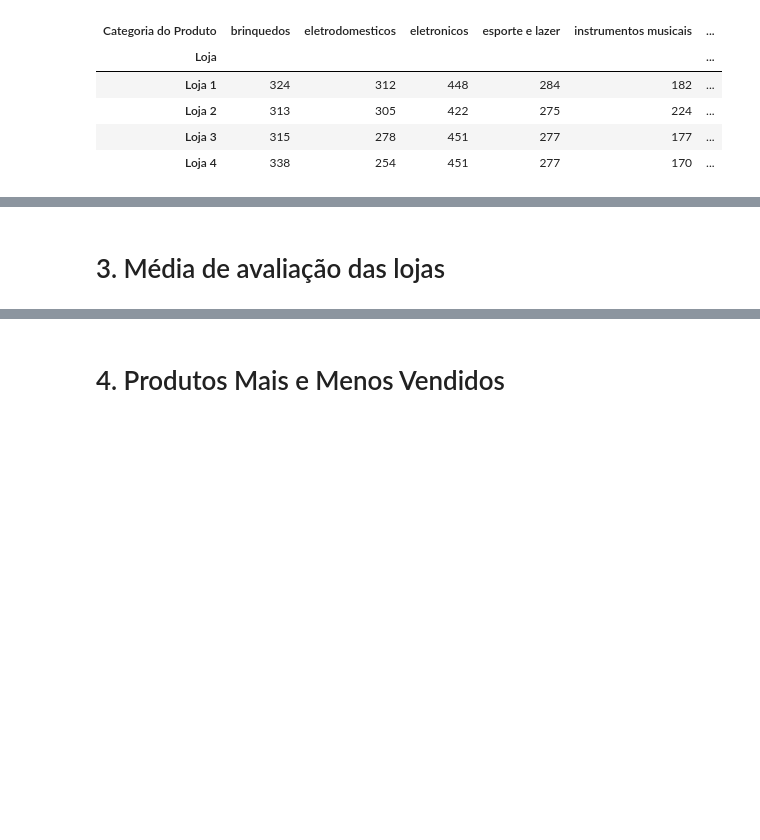
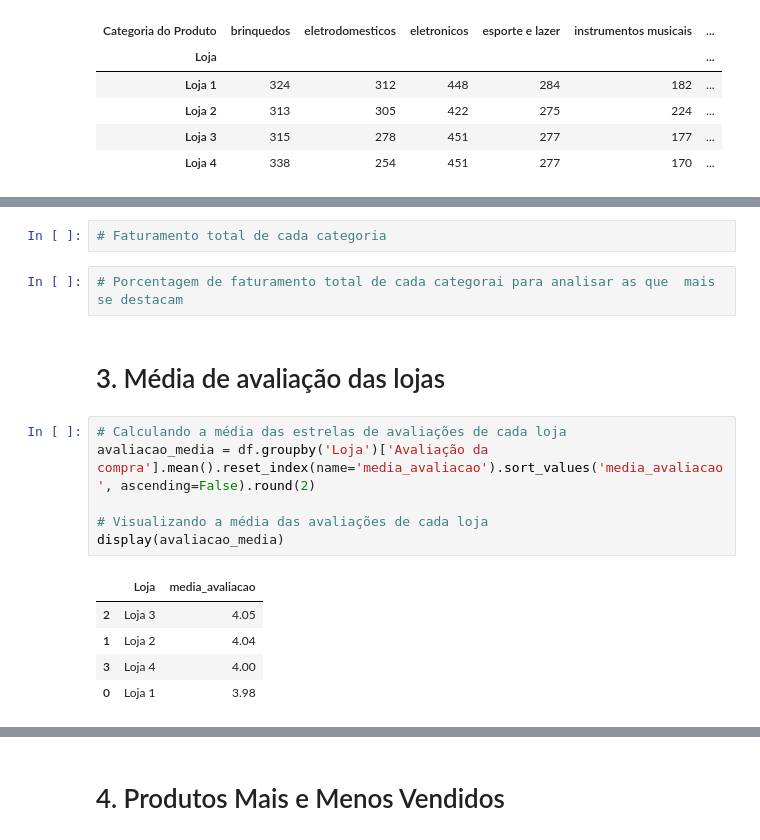
Before and after one commit to lidimoura/challenge1-data-science-Alura-Store, a Jupyter notebook: AluraStoreBrasil.ipynb, the cells around one changed output, grey strips where cells are left out. Cells and saved outputs as stored; diff of their text form; blank space fills up the shorter version.

```diff
--- a/AluraStoreBrasil.ipynb
+++ b/AluraStoreBrasil.ipynb
@@ -282,5 +282,21 @@ plt.savefig('grafico_vendas_categorias.png')
 plt.show()
 # %% [output]
 [figure]
+# %%
+# Faturamento total de cada categoria
+# %%
+# Porcentagem de faturamento total de cada categorai para analisar as que  mais se destacam
 # %% [markdown]
 # 3. Média de avaliação das lojas
+# %%
+# Calculando a média das estrelas de avaliações de cada loja
+avaliacao_media = df.groupby('Loja')['Avaliação da compra'].mean().reset_index(name='media_avaliacao').sort_values('media_avaliacao', ascending=False).round(2)
+
+# Visualizando a média das avaliações de cada loja
+display(avaliacao_media)
+# %% [output]
+|  | Loja | media_avaliacao |
+| 2 | Loja 3 | 4.05 |
+| 1 | Loja 2 | 4.04 |
+| 3 | Loja 4 | 4.00 |
+| 0 | Loja 1 | 3.98 |
```
Also changed, not shown: parts of 2 cells of this notebook.
